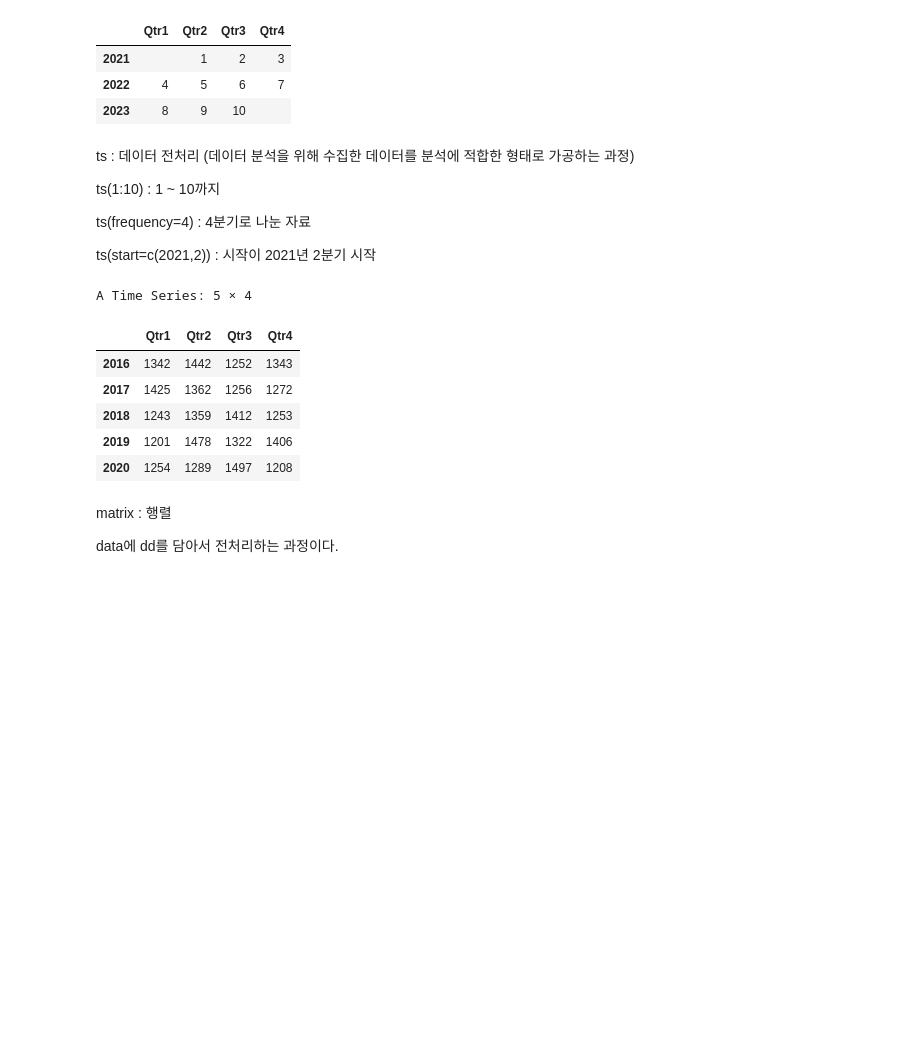
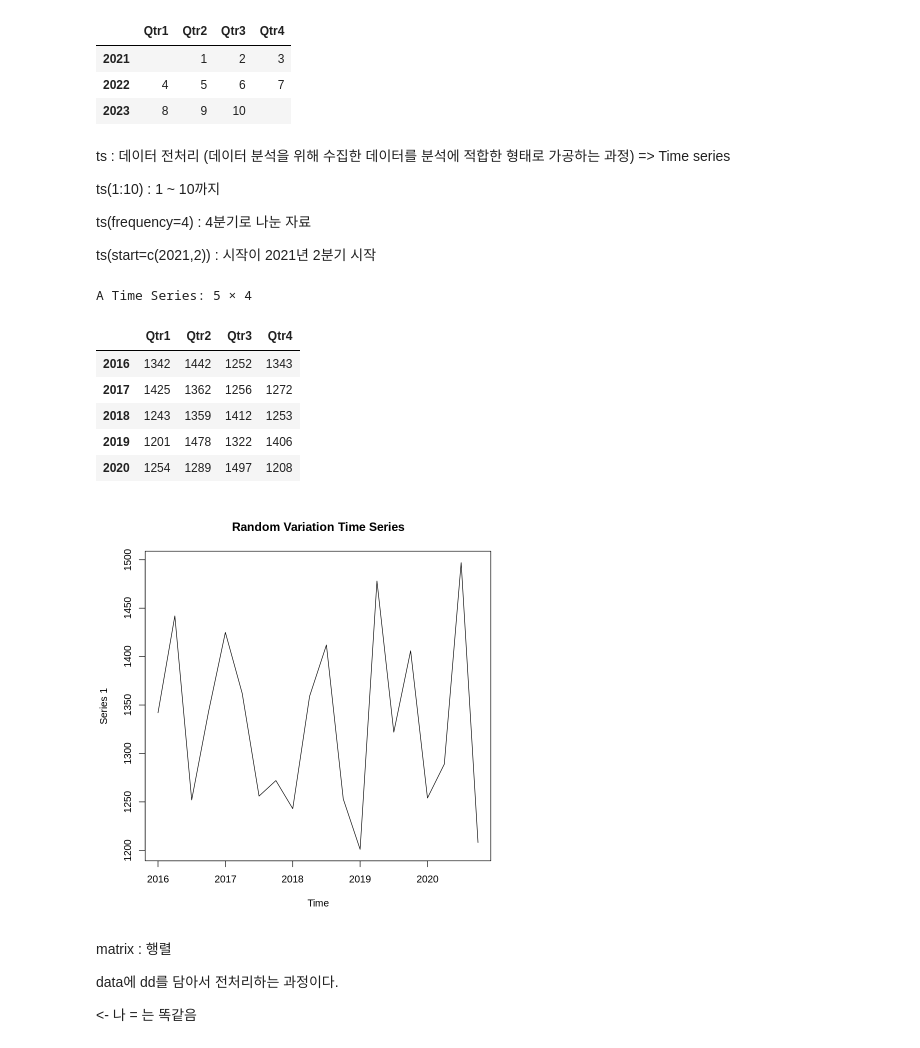
Before and after one commit to zirzirlove96/AI_Project, a Jupyter notebook: AI_Project_Practice.ipynb, the cells around one changed output. Saved outputs shown, nothing was run; the diff lists cells and outputs as text; code cells hidden in the pictures; blank space fills up the shorter version.

```diff
--- a/AI_Project_Practice.ipynb
+++ b/AI_Project_Practice.ipynb
@@ -9,7 +9,7 @@ A Time Series: 3 × 4
 | 2022 | 4 | 5 | 6 | 7 |
 | 2023 | 8 | 9 | 10 |  |
 # %% [markdown]
-ts : 데이터 전처리 (데이터 분석을 위해 수집한 데이터를 분석에 적합한 형태로 가공하는 과정)
+ts : 데이터 전처리 (데이터 분석을 위해 수집한 데이터를 분석에 적합한 형태로 가공하는 과정) => Time series
 
 ts(1:10) : 1 ~ 10까지
 
@@ -17,23 +17,30 @@ ts(frequency=4) : 4분기로 나눈 자료
 
 ts(start=c(2021,2)) : 시작이 2021년 2분기 시작
 # %%
+## 우연변동 시계열
+# 예시: 주기를 타지 않는 제품의 생산량, 판매량 데이터, 짧은 기간의 주가 데이터, 금리 등
 dd<-matrix(c(1342, 1442, 1252, 1343,
                 1425, 1362, 1256, 1272,
 	              1243, 1359, 1412, 1253,
                 1201, 1478, 1322, 1406,
                 1254, 1289, 1497, 1208))
 
 dd.ts <- ts(data=dd, start = c(2016,1), frequency=4)
 dd.ts
+
+plot(dd.ts, main = 'Random Variation Time Series') # 타임시리즈에 대한 표
 # %% [output]
 A Time Series: 5 × 4
 |  | Qtr1 | Qtr2 | Qtr3 | Qtr4 |
 | 2016 | 1342 | 1442 | 1252 | 1343 |
 | 2017 | 1425 | 1362 | 1256 | 1272 |
 | 2018 | 1243 | 1359 | 1412 | 1253 |
 | 2019 | 1201 | 1478 | 1322 | 1406 |
 | 2020 | 1254 | 1289 | 1497 | 1208 |
+[figure, added]
 # %% [markdown]
 matrix : 행렬
 
 data에 dd를 담아서 전처리하는 과정이다.
+
+<- 나 = 는 똑같음
```
Also changed, not shown: parts of 3 cells of this notebook.
